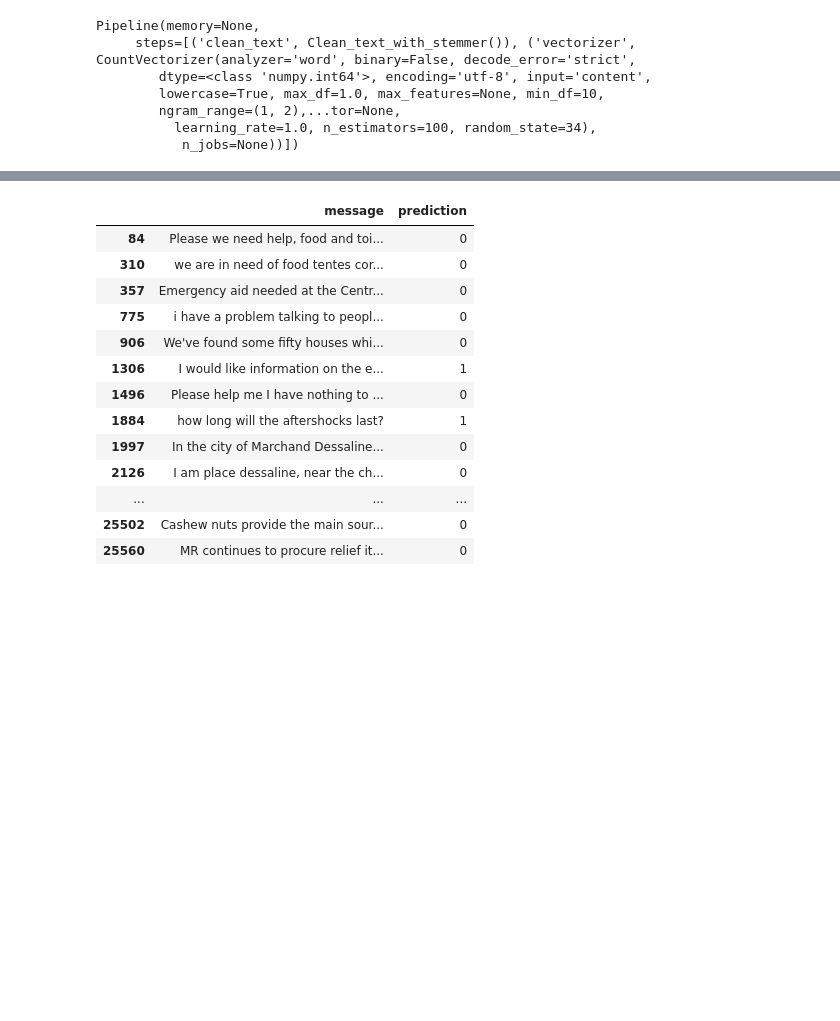
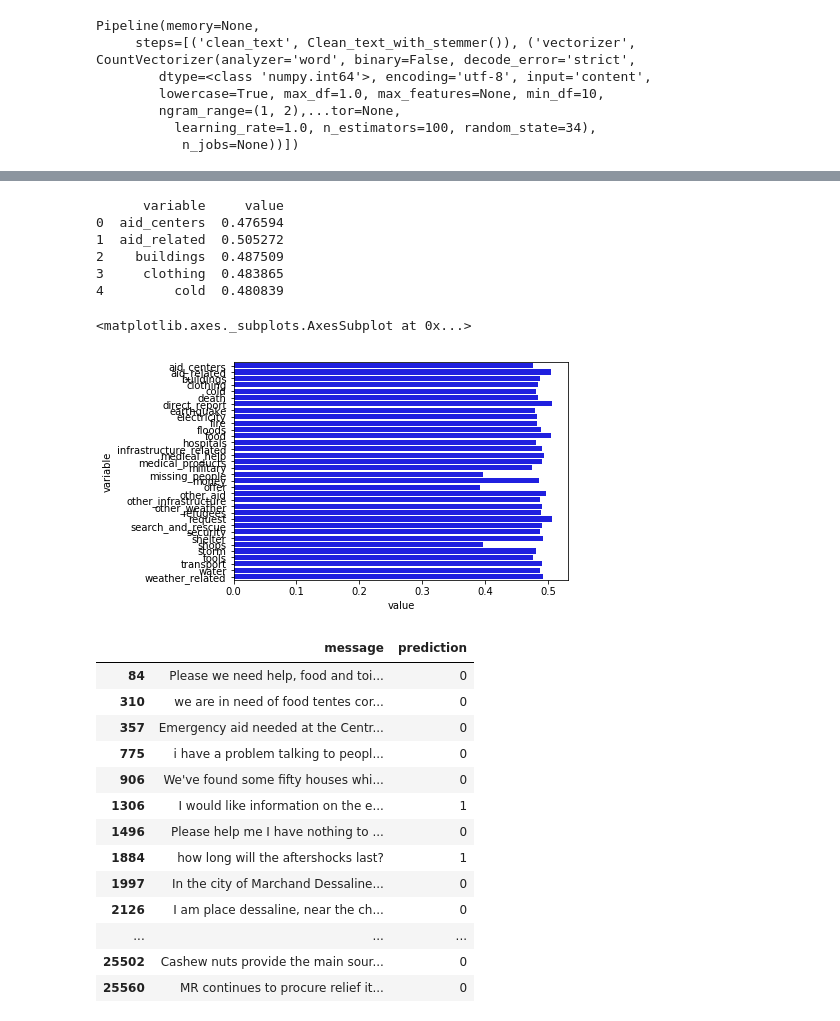
Before and after one commit to bvcmartins/disasterResponse, a Jupyter notebook: pipeline_ML.ipynb, the cells around one changed output, grey strips where cells are left out. Drawn from its saved outputs; the diff is of its cells as text; code cells hidden in the pictures; blank space fills up the shorter version.

Commit message:
data-pipeline is functional

```diff
--- a/pipeline_ML.ipynb
+++ b/pipeline_ML.ipynb
@@ -687,6 +706,22 @@ comp_df
 # %%
 df_tools = df[df.tools==1].copy()
 df_tools['prediction'] = pipeline_smote.predict(df_tools.message)
+# %%
+df_tools.message.iloc[0]
+pred_proba = ml_pipeline_best.predict_proba(df_tools.message.iloc[0])
+#sns.barplot(x="day", y="total_bill", data=tips)
+df2 = pd.melt(pd.DataFrame({i:j[:,1] for i,j in zip(df.iloc[:,4:].columns, pred_proba)}))
+print(df2.head())
+sns.barplot(x='value', y='variable', data=df2, color='blue')
+# %% [output]
+      variable     value
+0  aid_centers  0.476594
+1  aid_related  0.505272
+2    buildings  0.487509
+3     clothing  0.483865
+4         cold  0.480839
+<matplotlib.axes._subplots.AxesSubplot at 0x...>
+[figure, added]
 # %%
 df_tools[['message','prediction']] # the class tools is not well-defined
 # %% [output]
```
Also changed, not shown: parts of 5 cells of this notebook, 4 other files.
